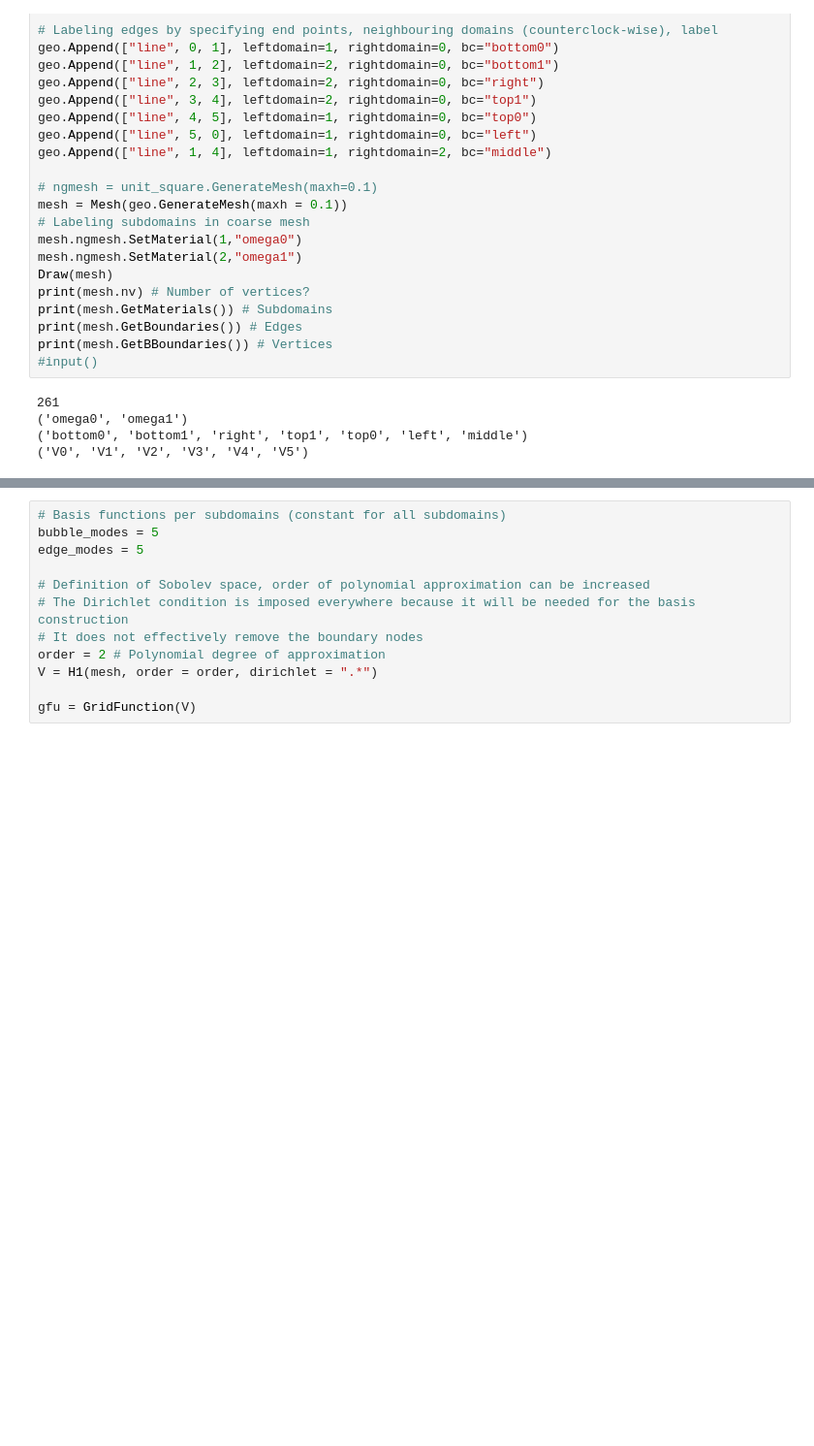
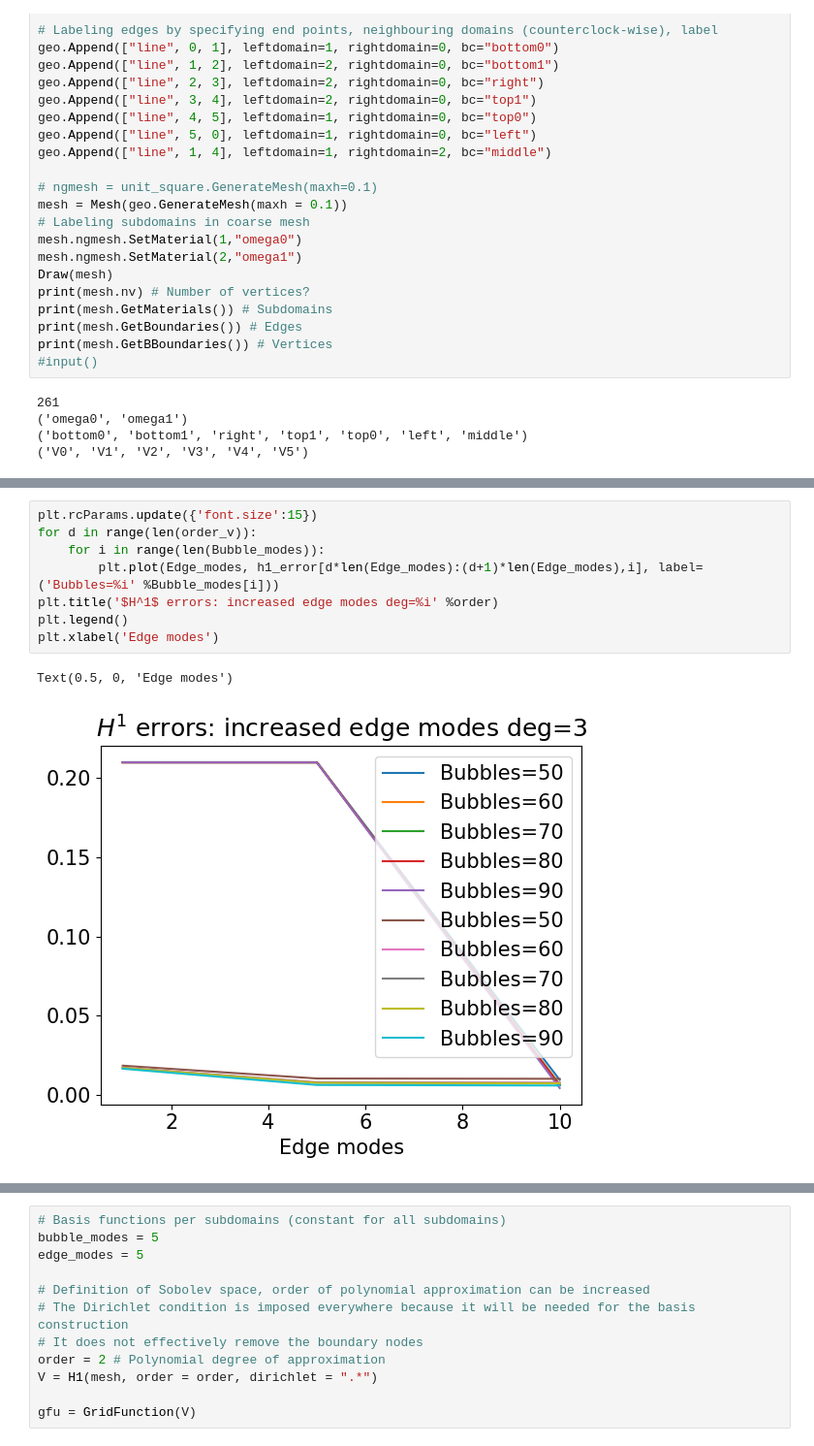
Before and after one commit to plederer/ACMS, a Jupyter notebook: numex/Basis.ipynb, the cells around one changed output, grey strips where cells are left out. Shown at 97% size. Cells and saved outputs as stored; diff of their text form; blank space fills up the shorter version.

```diff
--- a/numex/Basis.ipynb
+++ b/numex/Basis.ipynb
@@ -161,0 +277,11 @@ Old code with comments - now shifted to helping_functions
+# %%
+plt.rcParams.update({'font.size':15})
+for d in range(len(order_v)):
+    for i in range(len(Bubble_modes)):
+        plt.plot(Edge_modes, h1_error[d*len(Edge_modes):(d+1)*len(Edge_modes),i], label=('Bubbles=%i' %Bubble_modes[i]))
+plt.title('$H^1$ errors: increased edge modes deg=%i' %order)
+plt.legend()
+plt.xlabel('Edge modes')
+# %% [output]
+Text(0.5, 0, 'Edge modes')
+[figure, added]
```
Also changed, not shown: parts of 13 cells of this notebook.
